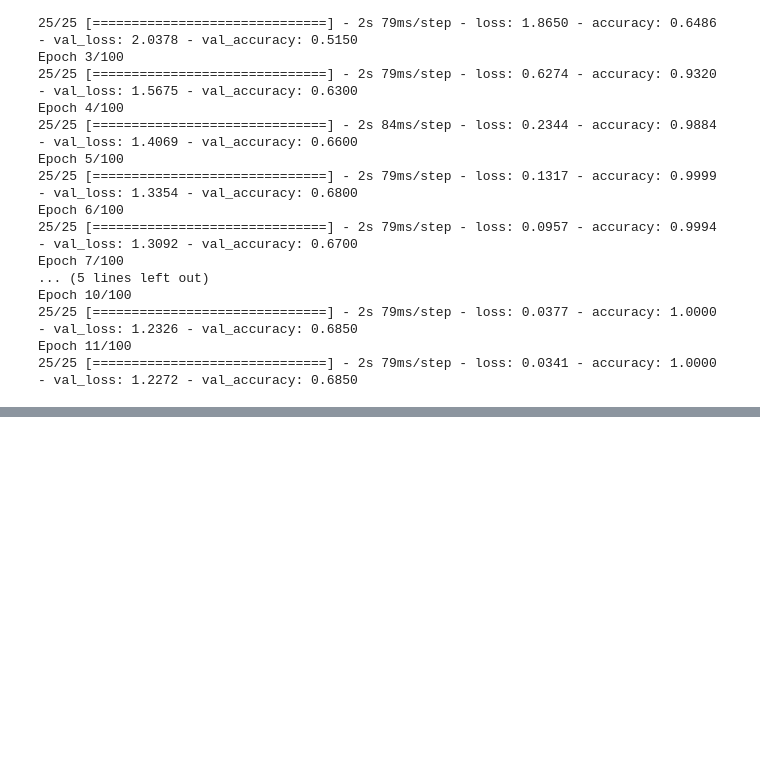
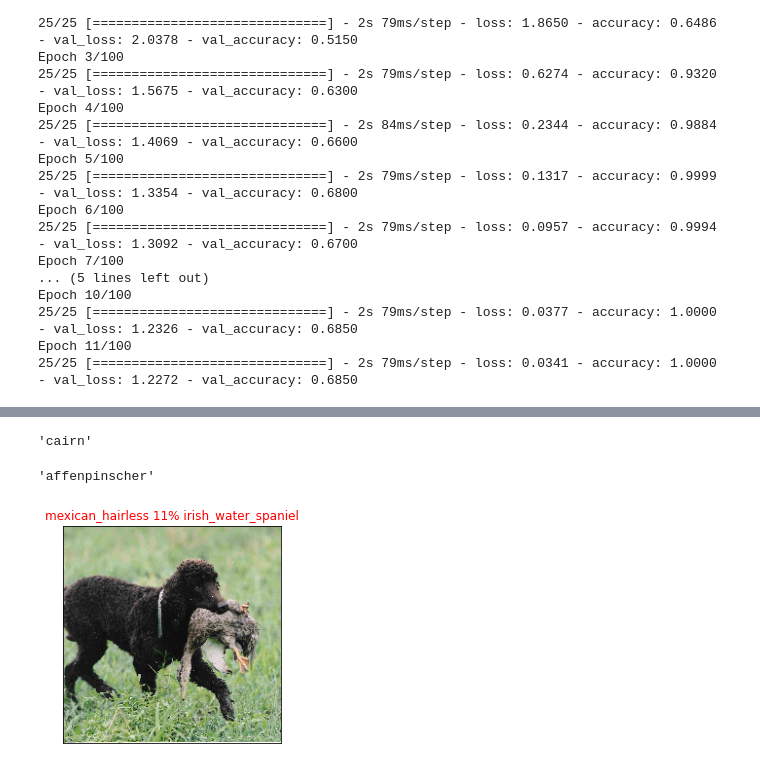
Before and after one commit to A1DS19/dog-vision, a Jupyter notebook: dog-vision.ipynb, the cells around one changed output, grey strips where cells are left out. Saved outputs shown, nothing was run; the diff lists cells and outputs as text; code cells hidden in the pictures; blank space fills up the shorter version.

```diff
--- a/dog-vision.ipynb
+++ b/dog-vision.ipynb
@@ -476,0 +489,8 @@ predictions.shape, predictions[0]
+# %%
+#create function to unbacth a batched dataset
+images = []
+labels = []
+
+for image, label in val_data.unbatch().as_numpy_iterator():
+    images.append(image)
+    labels.append(label)
@@ -476,0 +517,44 @@ predictions.shape, predictions[0]
+# %%
+get_prediction_label(labels[0])
+# %% [output]
+'cairn'
+# %%
+def unbatch_dataset(batched_dataset):
+    images = []
+    labels = []
+
+    for image, label in val_data.unbatch().as_numpy_iterator():
+        images.append(image)
+        labels.append(unique_labels[np.argmax(label)])
+
+    return images, labels
+# %%
+val_images, val_labels = unbatch_dataset(val_data)
+# %%
+get_prediction_label(val_labels[10])
+# %% [output]
+'affenpinscher'
+# %%
+#visualize predictions
+def plot_predictions(probabilities, labels, images, n=1):
+    color = ''
+    pred_prob, true_label, image = probabilities[n], labels[n], images[n]
+    pred_label = get_prediction_label(pred_prob)
+
+    plt.imshow(image)
+    plt.xticks([])
+    plt.yticks([])
+
+    if pred_label == true_label:
+        color = 'green'
+    else:
+        color = 'red'
+
+    plt.title('{} {:2.0f}% {}'.format(pred_label,
+                                      np.max(pred_prob) * 100,
+                                      true_label),
+             color=color)
+# %%
+plot_predictions(predictions, val_labels, val_images, n=180)
+# %% [output]
+[figure, added]
```
Also changed, not shown: parts of 20 cells of this notebook, 2 other files.
